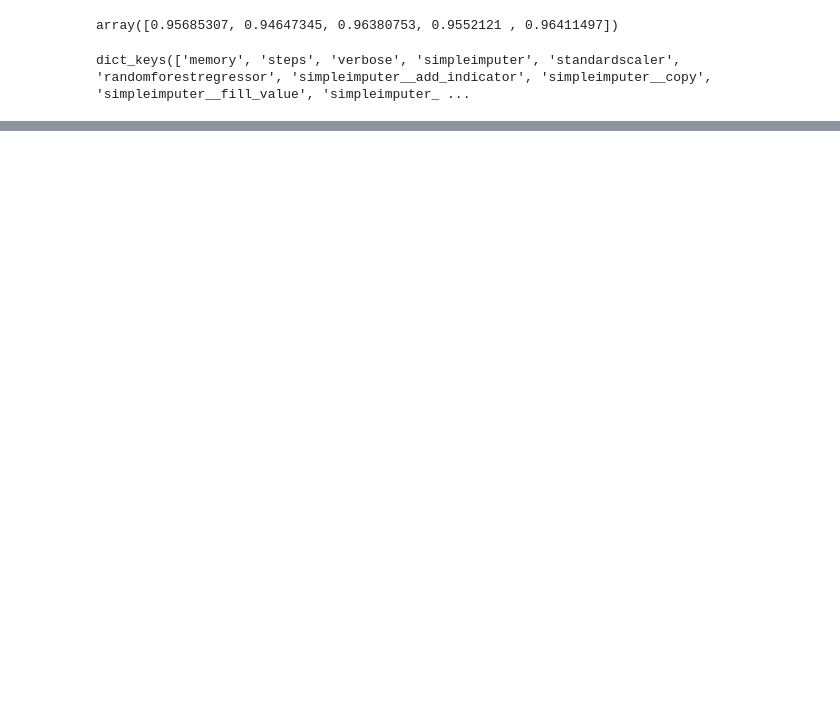
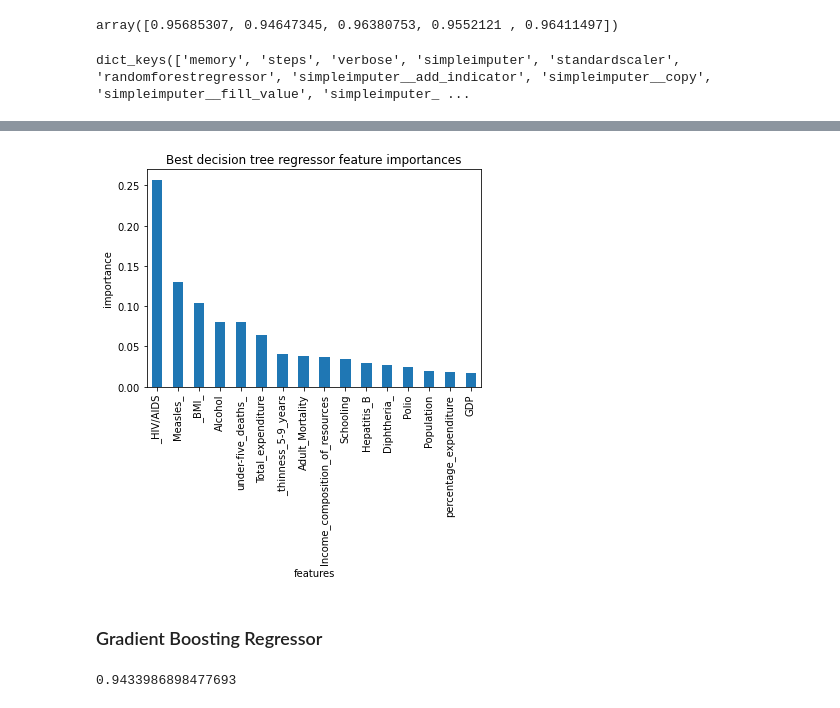
Before and after one commit to nehapatnaik2/Capstone_2-Life_expectancy_predictors, a Jupyter notebook: Life_expectancy.ipynb, the cells around one changed output, grey strips where cells are left out. Saved outputs shown, nothing was run; the diff lists cells and outputs as text; code cells hidden in the pictures; blank space fills up the shorter version.

```diff
--- a/Life_expectancy.ipynb
+++ b/Life_expectancy.ipynb
@@ -594 +681,3 @@ Pipeline(steps=[('simpleimputer', SimpleImputer()),
+# %%
+pipe_tree = make_pipeline(SimpleImputer(strategy='median'),StandardScaler(),DecisionTreeRegressor())
 # %%
@@ -595,0 +694,6 @@ cv_best_results_RF = cross_validate(pipe_RF, X_train,y_train, cv = 5)
+# %%
+import random
+param_grid = {'decisiontreeregressor__max_features': [random.randint(1,9)]}
+grid_dt = GridSearchCV(pipe_tree, param_grid, cv=5, n_jobs = -1)
+grid_dt.fit(X_train,y_train)
+y_pred = grid_dt.predict(X_test)
@@ -595,0 +708,11 @@ cv_best_results_RF = cross_validate(pipe_RF, X_train,y_train, cv = 5)
+# %%
+imps = grid_dt.best_estimator_.named_steps.decisiontreeregressor.feature_importances_
+rf_feat_imps = pd.Series(imps, index = X_train.columns).sort_values(ascending = False)
+rf_feat_imps.plot(kind = 'bar')
+plt.xlabel('features')
+plt.ylabel('importance')
+plt.title('Best decision tree regressor feature importances');
+# %% [output]
+[figure, added]
+# %% [markdown]
+### Gradient Boosting Regressor
@@ -595,0 +725,5 @@ cv_best_results_RF = cross_validate(pipe_RF, X_train,y_train, cv = 5)
+# %%
+cv_scores = cv_results['test_score']
+cv_scores.mean()
+# %% [output]
+0.9433986898477693
```
Also changed, not shown: parts of 39 cells of this notebook.
